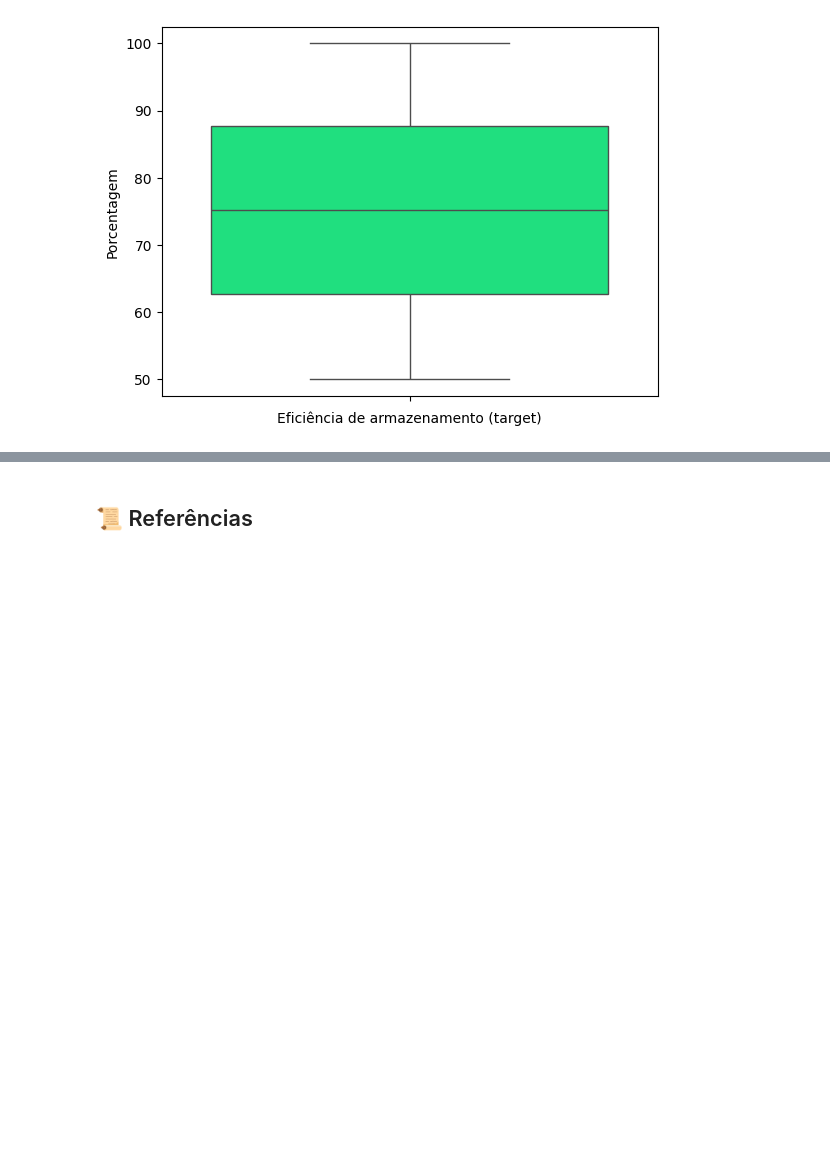
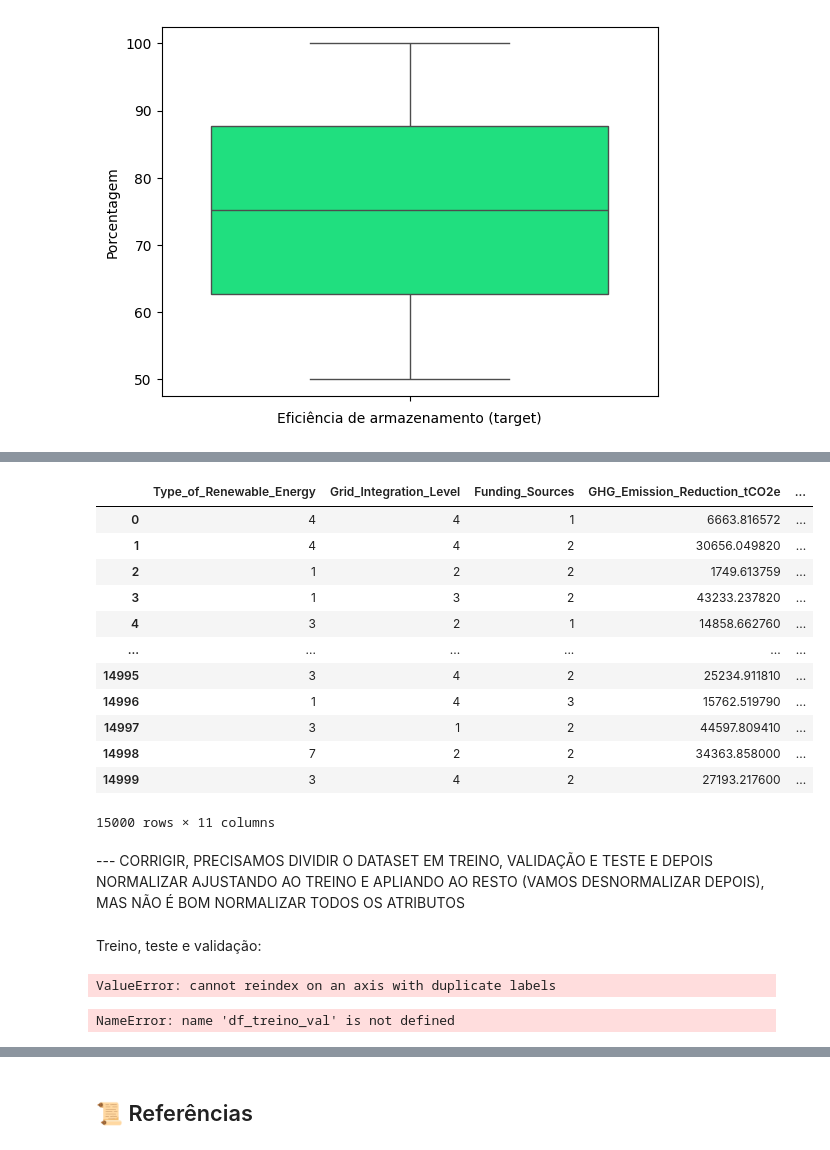
Before and after one commit to EnzoJanuzzi/Redes-Neurais---Tarrasque, a Jupyter notebook: Introdução.ipynb, the cells around one changed output, grey strips where cells are left out. Drawn from its saved outputs; the diff is of its cells as text; code cells hidden in the pictures; blank space fills up the shorter version.

```diff
--- a/Introdução.ipynb
+++ b/Introdução.ipynb
@@ -196,0 +233,67 @@ eixo.set_ylabel("Porcentagem");
+# %%
+TARGET = ["Storage_Efficiency_Percentage", "GHG_Emission_Reduction_tCO2e"]
+FEATURES = [
+    "Type_of_Renewable_Energy",
+    "Grid_Integration_Level",
+    "Funding_Sources",
+    "GHG_Emission_Reduction_tCO2e",
+    "Installed_Capacity_MW",
+    "Energy_Production_MWh",
+    "Energy_Consumption_MWh",
+    "Initial_Investment_USD",
+    "Air_Pollution_Reduction_Index",
+]
+# %%
+df_energia = pd.read_csv('energy_dataset_.csv')
+df_energia = df_energia.reindex(FEATURES + TARGET, axis=1)
+df_energia = df_energia.dropna()
+df_energia
+# %% [output]
+|  | Type_of_Renewable_Energy | Grid_Integration_Level | Funding_Sources | GHG_Emission_Reduction_tCO2e | ... |
+| 0 | 4 | 4 | 1 | 6663.816572 | ... |
+| 1 | 4 | 4 | 2 | 30656.049820 | ... |
+| 2 | 1 | 2 | 2 | 1749.613759 | ... |
+| 3 | 1 | 3 | 2 | 43233.237820 | ... |
+| 4 | 3 | 2 | 1 | 14858.662760 | ... |
+| ... | ... | ... | ... | ... | ... |
+| 14995 | 3 | 4 | 2 | 25234.911810 | ... |
+| 14996 | 1 | 4 | 3 | 15762.519790 | ... |
+| 14997 | 3 | 1 | 2 | 44597.809410 | ... |
+| 14998 | 7 | 2 | 2 | 34363.858000 | ... |
+| 14999 | 3 | 4 | 2 | 27193.217600 | ... |
+15000 rows × 11 columns
+# %% [markdown]
+--- CORRIGIR, PRECISAMOS DIVIDIR O DATASET EM TREINO, VALIDAÇÃO E TESTE E DEPOIS NORMALIZAR AJUSTANDO AO TREINO E APLIANDO AO RESTO (VAMOS DESNORMALIZAR DEPOIS), MAS NÃO É BOM NORMALIZAR TODOS OS ATRIBUTOS
+# %% [markdown]
+Treino, teste e validação:
+# %%
+# Separação dos dados de teste
+indices = df_energia.index
+indices_treino_val, indices_teste = train_test_split(
+    indices, test_size=TAMANHO_TESTE, random_state=SEMENTE_ALEATORIA
+)
+
+df_treino_val = df_energia.loc[indices_treino_val]
+df_teste = df_energia.loc[indices_teste]
+
+X_teste = df_teste.reindex(FEATURES, axis=1).values
+y_teste = df_teste.reindex(TARGET, axis=1).values
+# %% [output]
+ValueError: cannot reindex on an axis with duplicate labels
+# %%
+# Separação dos dados de treino e validação
+indices = df_treino_val.index
+indices_treino, indices_val = train_test_split(
+    indices, test_size=TAMANHO_TESTE, random_state=SEMENTE_ALEATORIA
+)
+
+df_treino = df_energia.loc[indices_treino]
+df_val = df_energia.loc[indices_val]
+
+X_treino = df_treino.reindex(FEATURES, axis=1).values
+y_treino = df_treino.reindex(TARGET, axis=1).values
+
+X_val = df_val.reindex(FEATURES, axis=1).values
+y_val = df_val.reindex(TARGET, axis=1).values
+# %% [output]
+NameError: name 'df_treino_val' is not defined
```
Also changed, not shown: parts of 39 cells of this notebook, 1 other file.
